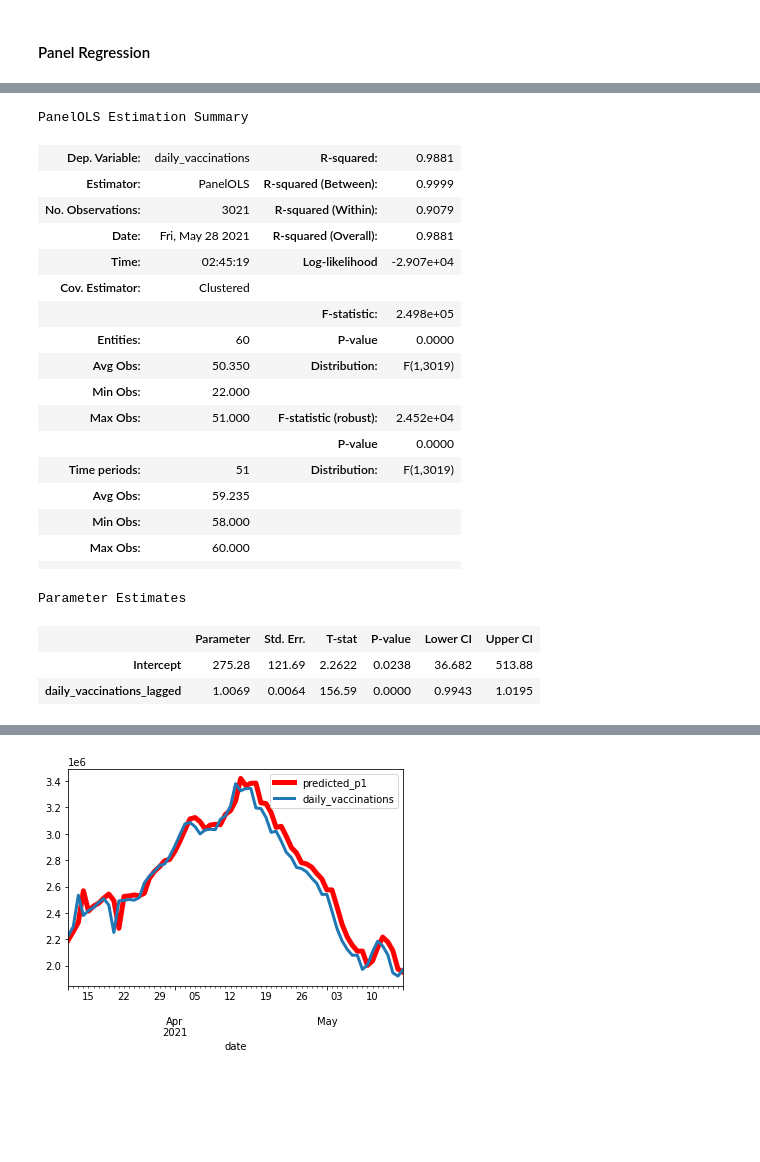
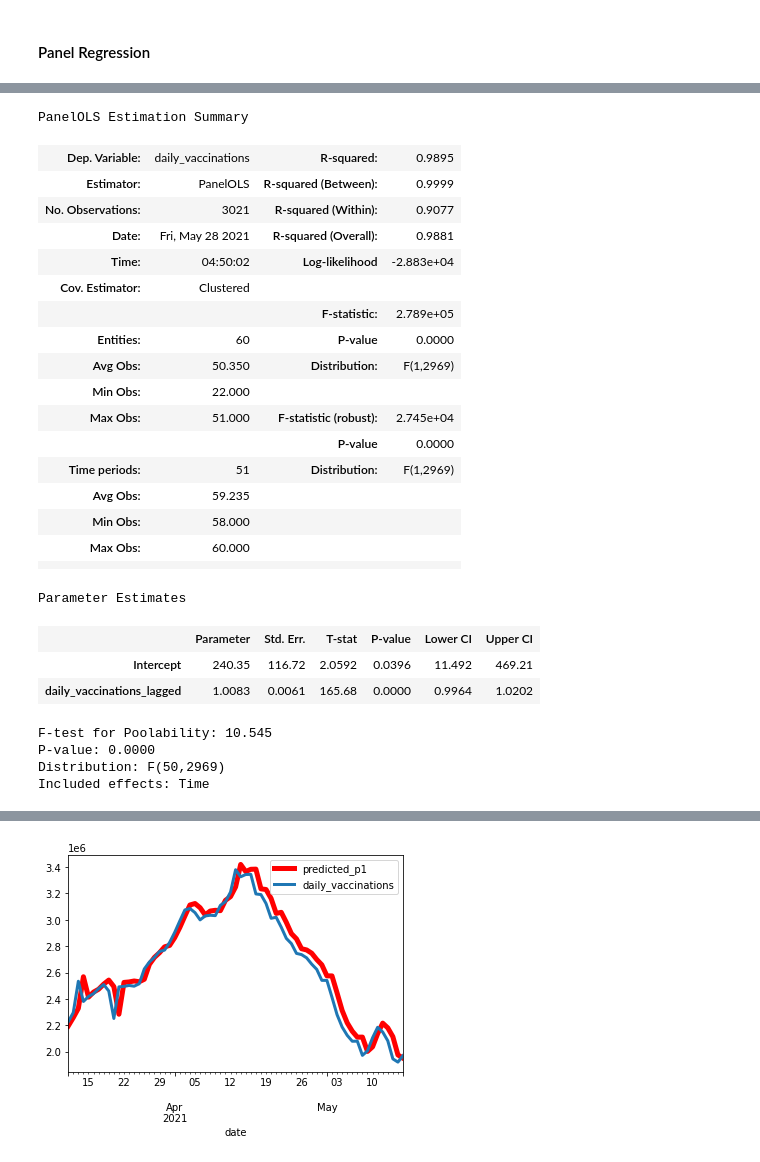
Before and after one commit to juno-yuu/COVID-Vaccine-and-Biotech-industry, a Jupyter notebook: Final_Project_Clean.ipynb, the cells around one changed output, grey strips where cells are left out. Cells and saved outputs as stored; diff of their text form; code cells hidden in the pictures; blank space fills up the shorter version.

```diff
--- a/Final_Project_Clean.ipynb
+++ b/Final_Project_Clean.ipynb
@@ -283,31 +283,35 @@ Parameter Estimates
 | Intercept | 275.28 | 83.684 | 3.2895 | 0.0010 | 111.20 | 439.37 |
 | daily_vaccinations_lagged | 1.0069 | 0.0020 | 499.83 | 0.0000 | 1.0029 | 1.0108 |
 # %%
-p2 = PanelOLS.from_formula(formula = 'daily_vaccinations ~ 1 + daily_vaccinations_lagged',\
-                                     data = data_panel_train).fit(cov_type = 'clustered', cov_kwds = {'groups': data_panel_train['loc']})
+p2 = PanelOLS.from_formula(formula = 'daily_vaccinations ~ 1 + daily_vaccinations_lagged + TimeEffects',\
+                                     data = data_panel_train).fit(cov_type = 'clustered', cov_kwds = {'groups': data_panel_train[['loc','time']]})
 p2.summary
 # %% [output]
 PanelOLS Estimation Summary
-| Dep. Variable: | daily_vaccinations | R-squared: | 0.9881 |
+| Dep. Variable: | daily_vaccinations | R-squared: | 0.9895 |
 | Estimator: | PanelOLS | R-squared (Between): | 0.9999 |
-| No. Observations: | 3021 | R-squared (Within): | 0.9079 |
+| No. Observations: | 3021 | R-squared (Within): | 0.9077 |
 | Date: | Fri, May 28 2021 | R-squared (Overall): | 0.9881 |
-| Time: | 02:45:19 | Log-likelihood | -2.907e+04 |
+| Time: | 04:50:02 | Log-likelihood | -2.883e+04 |
 | Cov. Estimator: | Clustered |  |  |
-|  |  | F-statistic: | 2.498e+05 |
+|  |  | F-statistic: | 2.789e+05 |
 | Entities: | 60 | P-value | 0.0000 |
-| Avg Obs: | 50.350 | Distribution: | F(1,3019) |
+| Avg Obs: | 50.350 | Distribution: | F(1,2969) |
 | Min Obs: | 22.000 |  |  |
-| Max Obs: | 51.000 | F-statistic (robust): | 2.452e+04 |
+| Max Obs: | 51.000 | F-statistic (robust): | 2.745e+04 |
 |  |  | P-value | 0.0000 |
-| Time periods: | 51 | Distribution: | F(1,3019) |
+| Time periods: | 51 | Distribution: | F(1,2969) |
 | Avg Obs: | 59.235 |  |  |
 | Min Obs: | 58.000 |  |  |
 | Max Obs: | 60.000 |  |  |
 |  |  |  |  |
 Parameter Estimates
 |  | Parameter | Std. Err. | T-stat | P-value | Lower CI | Upper CI |
-| Intercept | 275.28 | 121.69 | 2.2622 | 0.0238 | 36.682 | 513.88 |
-| daily_vaccinations_lagged | 1.0069 | 0.0064 | 156.59 | 0.0000 | 0.9943 | 1.0195 |
+| Intercept | 240.35 | 116.72 | 2.0592 | 0.0396 | 11.492 | 469.21 |
+| daily_vaccinations_lagged | 1.0083 | 0.0061 | 165.68 | 0.0000 | 0.9964 | 1.0202 |
+F-test for Poolability: 10.545
+P-value: 0.0000
+Distribution: F(50,2969)
+Included effects: Time
 # %%
 p3 = PanelOLS.from_formula(formula = 'daily_vaccinations ~ 1 + daily_vaccinations_lagged + EntityEffects + TimeEffects',\
```
Also changed, not shown: parts of 12 cells of this notebook.
